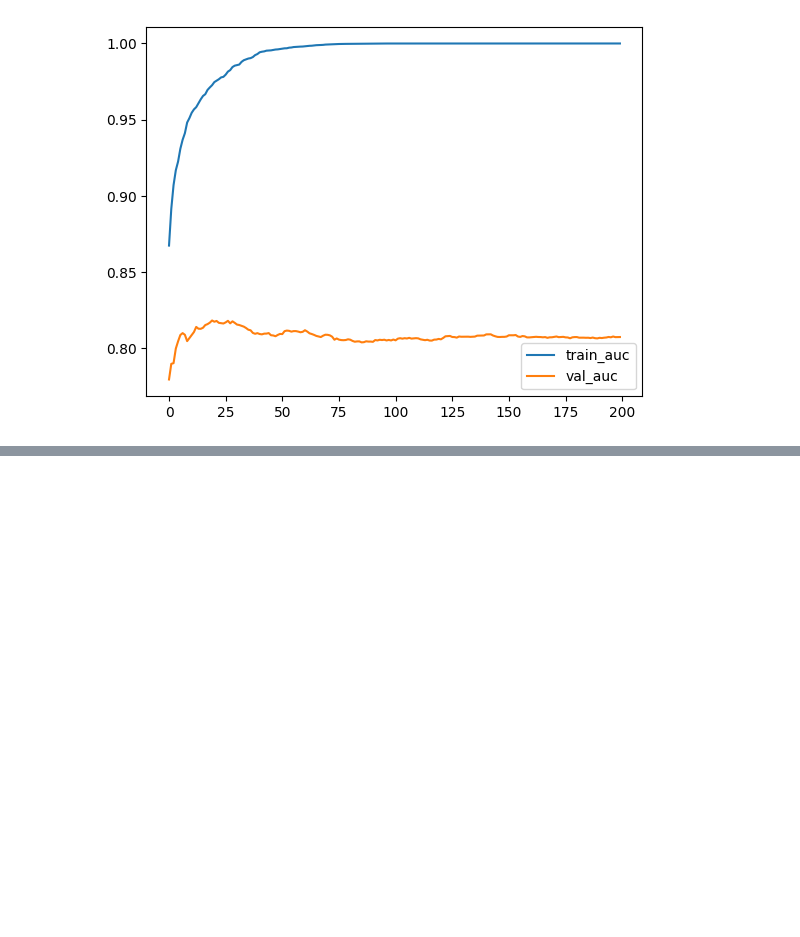
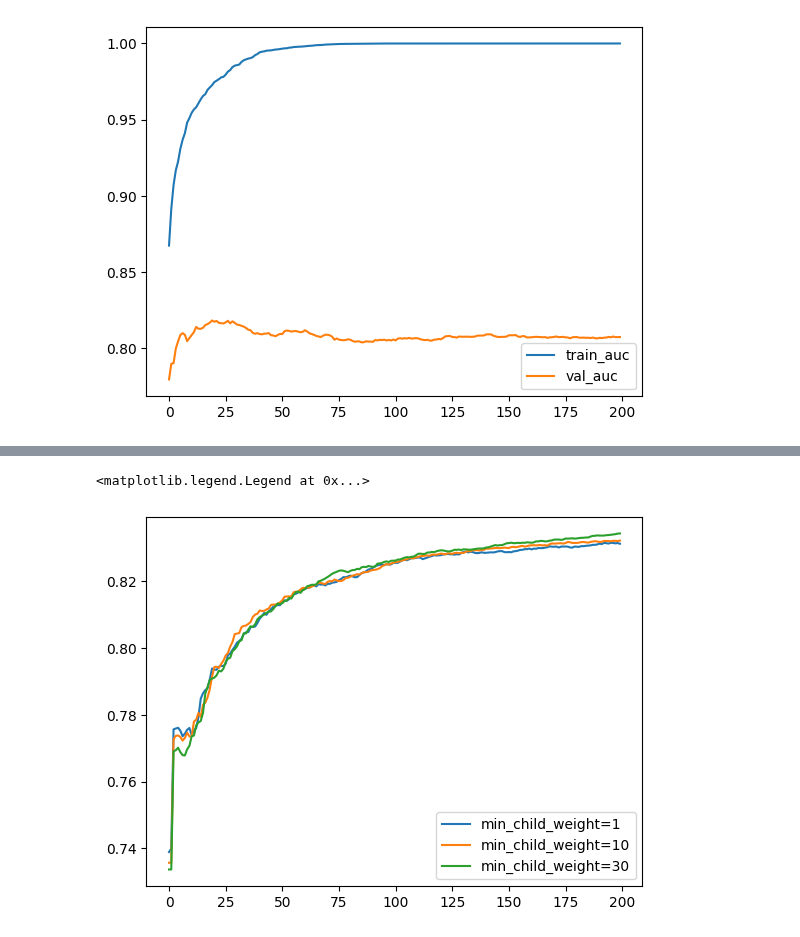
Before and after one commit to aaalexlit/machine-learning-zoomcamp-alex, a Jupyter notebook: 06-decision-trees/decision_trees.ipynb, the cells around one changed output, grey strips where cells are left out. Cells and saved outputs as stored; diff of their text form; code cells hidden in the pictures; blank space fills up the shorter version.

```diff
--- a/06-decision-trees/decision_trees.ipynb
+++ b/06-decision-trees/decision_trees.ipynb
@@ -681,0 +726,11 @@ df_score.plot()
+# %%
+min_child_weights = [1, 10, 30]
+
+val_scores = {f'min_child_weight={min_child_weight}': train_xgboost_model(eta=0.05, max_depth=3, min_child_weight=min_child_weight) for min_child_weight in min_child_weights}
+
+for key, df_score in val_scores.items():
+    plt.plot(range(len(df_score)), df_score.val_auc, label=key)
+plt.legend()
+# %% [output]
+<matplotlib.legend.Legend at 0x...>
+[figure, added]
```
Also changed, not shown: parts of 4 cells of this notebook.
